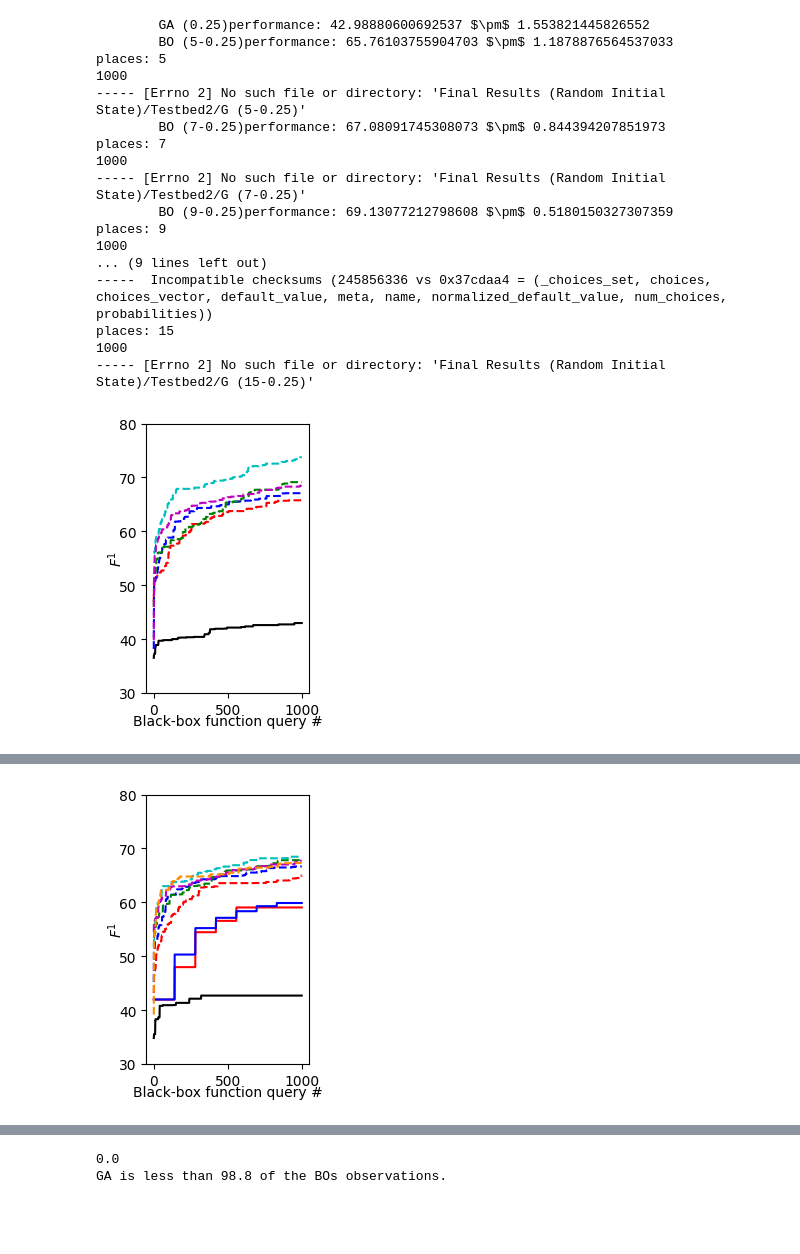
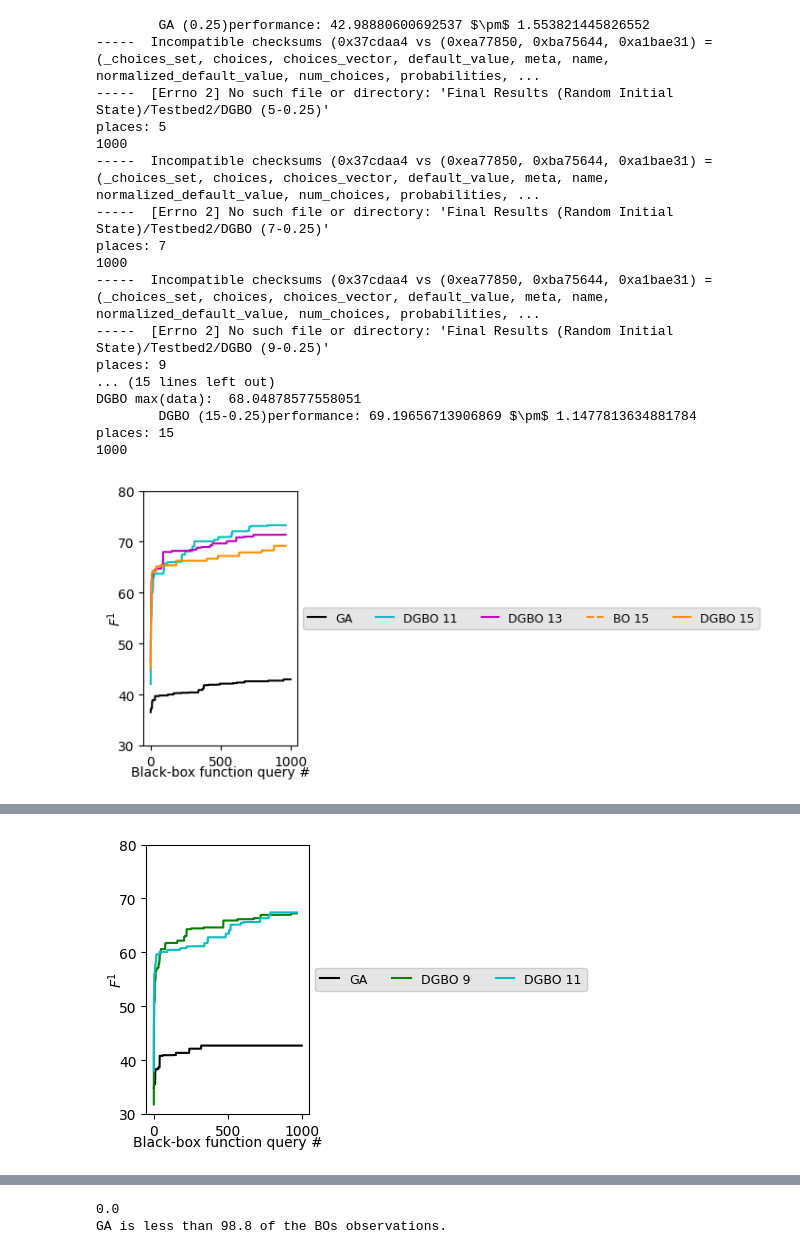
Before and after one commit to shadangolestan/SensorConfigOptimization, a Jupyter notebook: SensorConfigurationOptimization/Results Insights.ipynb, the cells around one changed output, grey strips where cells are left out. Drawn from its saved outputs; the diff is of its cells as text; code cells hidden in the pictures; blank space fills up the shorter version.

Commit message:
Data uploaded

```diff
--- a/SensorConfigurationOptimization/Results Insights.ipynb
+++ b/SensorConfigurationOptimization/Results Insights.ipynb
@@ -136,6 +139,11 @@ def BO_Plotter(directory_name, holdplot, name, e, linestyle, marker, color, plot
 
             data = [100 - p for p in result.perfs]
             accuracies[directory_name].append(max(data))
+
+            if 'DGBO' in directory_name:
+                print('DGBO max(data): ', max(data))
+
+
             maxs.append(max(data))
             data = list(data)
             n_calls = len(data)
@@ -376,6 +384,8 @@ for e in epsilons:
     for index, sn in enumerate(sensorNums):
         dn2 = 'BO (' + str(sn) + '-' + str(e) + ')'
         dn3 = 'G (' + str(sn) + '-' + str(e) + ')'
+        dn4 = 'DGBO (' + str(sn) + '-' + str(e) + ')'
+
         try:
             BO_Plotter(dn2,
                         holdplot = True,
@@ -392,47 +402,64 @@ for e in epsilons:
             print('----- ', err)
 
 
+        try:
+            BO_Plotter(dn4,
+                        holdplot = True,
+                        plotDataPoints = False,
+                        name = dn4,
+                        e = e,
+                        linestyle = '-',
+                        marker = '',
+                        fontsize = 10,
+                        color = colors[index])
+
+            BOnames.append('DGBO ' + str(sn))
+        except Exception as err:
+            print('----- ', err)
+
+        '''
         dr = calculate_datarange(e, sn)
+
         try:
             Greedy_Plotter(dn3,
                         holdplot = True,
                         plotDataPoints = False,
                         name = dn2,
                         e = e,
                         linestyle = '-',
                         marker = styles[0][0],
                         color = colors[index],
                         fontsize = 10,
                         data_range = dr)
 
             BOnames.append('Greedy ' + str(sn))
 
         except Exception as err:
             print('-----',  err)
-
-        # legend = plt.legend(BOnames, ncol=13, prop={'size': 9}, loc = 'center left', handlelength = 1.5, bbox_to_anchor=(1, 0.5))
-        # legend.get_frame().set_alpha(None)
-        # legend.get_frame().set_facecolor((0, 0, 0, 0.1))
+        '''
+        legend = plt.legend(BOnames, ncol=13, prop={'size': 9}, loc = 'center left', handlelength = 1.5, bbox_to_anchor=(1, 0.5))
+        legend.get_frame().set_alpha(None)
+        legend.get_frame().set_facecolor((0, 0, 0, 0.1))
 
     plt.grid()
     plt.show()
 # %% [output]
         GA (0.25)performance: 42.98880600692537 $\pm$ 1.553821445826552
-        BO (5-0.25)performance: 65.76103755904703 $\pm$ 1.1878876564537033
+-----  Incompatible checksums (0x37cdaa4 vs (0xea77850, 0xba75644, 0xa1bae31) = (_choices_set, choices, choices_vector, default_value, meta, name, normalized_default_value, num_choices, probabilities, ...
+-----  [Errno 2] No such file or directory: 'Final Results (Random Initial State)/Testbed2/DGBO (5-0.25)'
 places: 5
 1000
------ [Errno 2] No such file or directory: 'Final Results (Random Initial State)/Testbed2/G (5-0.25)'
-        BO (7-0.25)performance: 67.08091745308073 $\pm$ 0.844394207851973
+-----  Incompatible checksums (0x37cdaa4 vs (0xea77850, 0xba75644, 0xa1bae31) = (_choices_set, choices, choices_vector, default_value, meta, name, normalized_default_value, num_choices, probabilities, ...
+-----  [Errno 2] No such file or directory: 'Final Results (Random Initial State)/Testbed2/DGBO (7-0.25)'
 places: 7
 1000
------ [Errno 2] No such file or directory: 'Final Results (Random Initial State)/Testbed2/G (7-0.25)'
-        BO (9-0.25)performance: 69.13077212798608 $\pm$ 0.5180150327307359
+-----  Incompatible checksums (0x37cdaa4 vs (0xea77850, 0xba75644, 0xa1bae31) = (_choices_set, choices, choices_vector, default_value, meta, name, normalized_default_value, num_choices, probabilities, ...
+-----  [Errno 2] No such file or directory: 'Final Results (Random Initial State)/Testbed2/DGBO (9-0.25)'
 places: 9
-1000
-... (9 lines left out)
------  Incompatible checksums (245856336 vs 0x37cdaa4 = (_choices_set, choices, choices_vector, default_value, meta, name, normalized_default_value, num_choices, probabilities))
+... (15 lines left out)
+DGBO max(data):  68.04878577558051
+        DGBO (15-0.25)performance: 69.19656713906869 $\pm$ 1.1477813634881784
 places: 15
 1000
------ [Errno 2] No such file or directory: 'Final Results (Random Initial State)/Testbed2/G (15-0.25)'
-[figure, old version]
+[figure, new version]
         GA (0.5)performance: 42.70355994592205 $\pm$ 0.4880086708666748
@@ -455,2 +482,2 @@ places: 15
-[figure, old version]
+[figure, new version]
         GA (1)performance: 40.74407416770167 $\pm$ 1.2981727565204975
```
Also changed, not shown: parts of 2 cells of this notebook, 12 other files.
